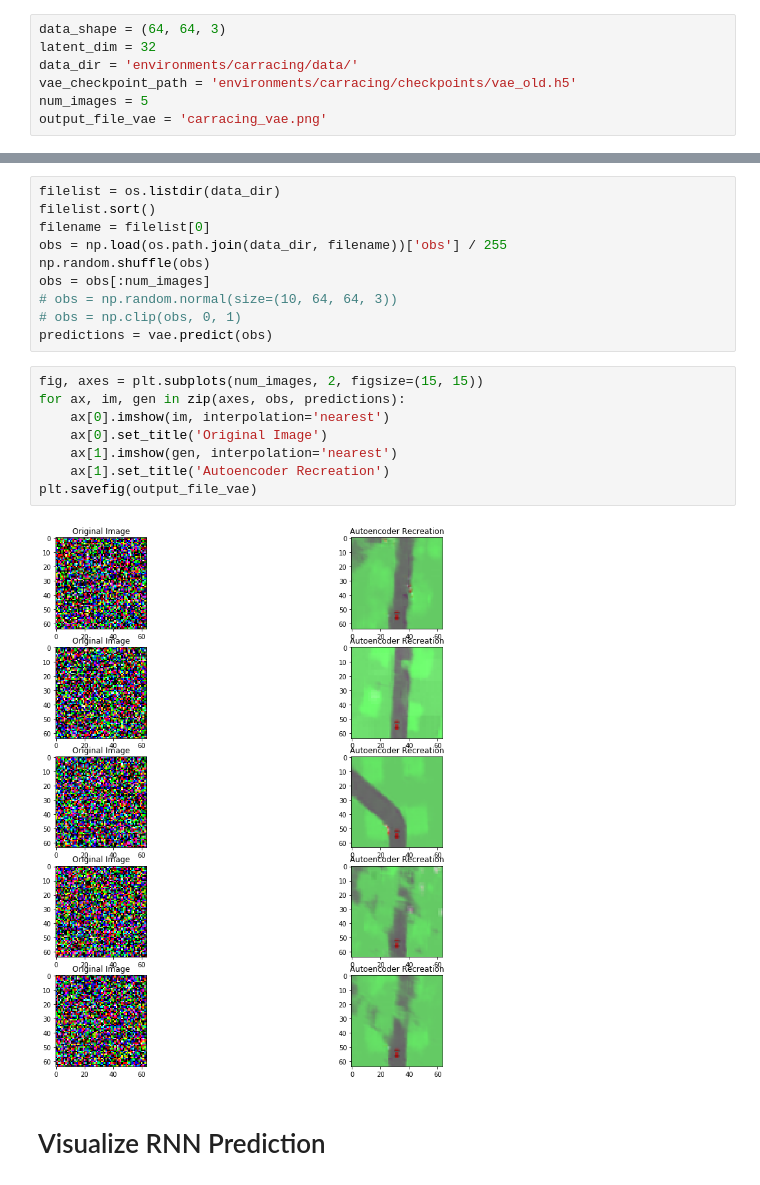
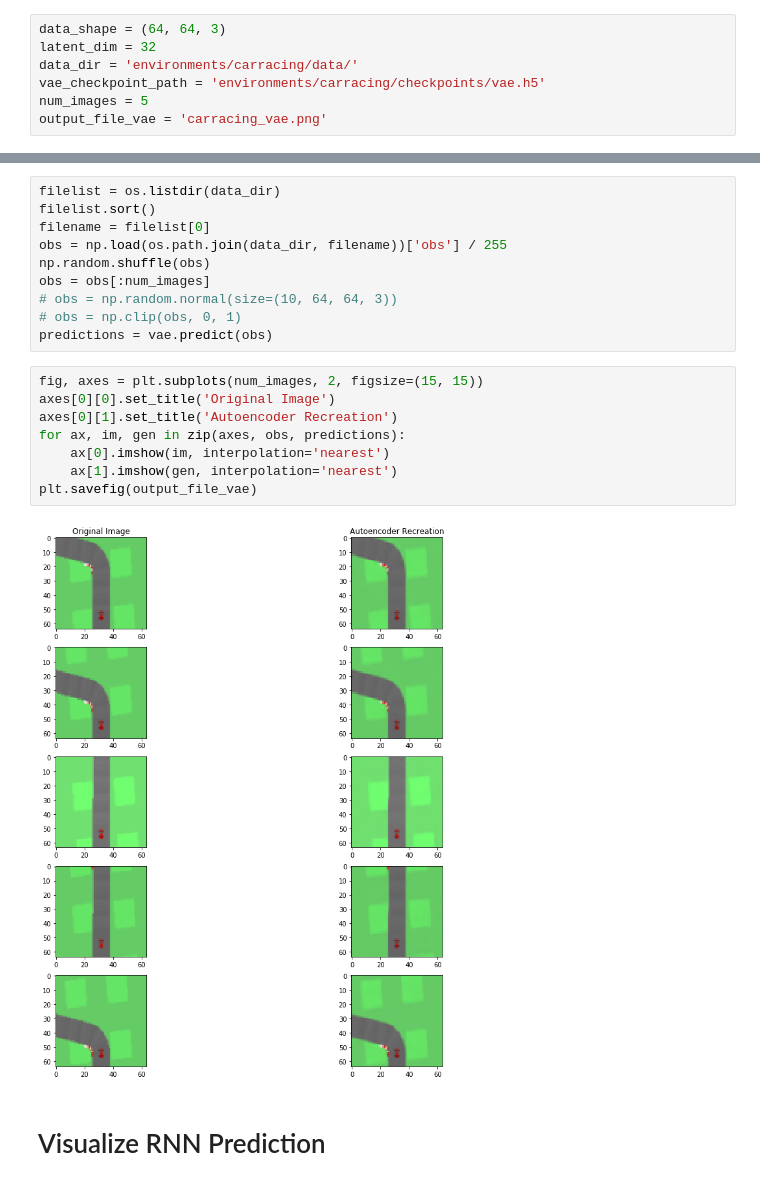
Before and after one commit to rbnprdy/WorldModelsKeras, a Jupyter notebook: visualize.ipynb, the cells around one changed output, grey strips where cells are left out. Drawn from its saved outputs; the diff is of its cells as text.

```diff
--- a/visualize.ipynb
+++ b/visualize.ipynb
@@ -18,7 +18,7 @@ from models.rnn import get_rnn
 data_shape = (64, 64, 3)
 latent_dim = 32
 data_dir = 'environments/carracing/data/'
-vae_checkpoint_path = 'environments/carracing/checkpoints/vae_old.h5'
+vae_checkpoint_path = 'environments/carracing/checkpoints/vae.h5'
 num_images = 5
 output_file_vae = 'carracing_vae.png'
 # %%
@@ -36,14 +36,14 @@ obs = obs[:num_images]
 predictions = vae.predict(obs)
 # %%
 fig, axes = plt.subplots(num_images, 2, figsize=(15, 15))
+axes[0][0].set_title('Original Image')
+axes[0][1].set_title('Autoencoder Recreation')
 for ax, im, gen in zip(axes, obs, predictions):
     ax[0].imshow(im, interpolation='nearest')
-    ax[0].set_title('Original Image')
     ax[1].imshow(gen, interpolation='nearest')
-    ax[1].set_title('Autoencoder Recreation')
 plt.savefig(output_file_vae)
 # %% [output]
-[figure, old version]
+[figure, new version]
 # %% [markdown]
 # Visualize RNN Prediction
 # %% [markdown]
```
Also changed, not shown: 1 other file.
